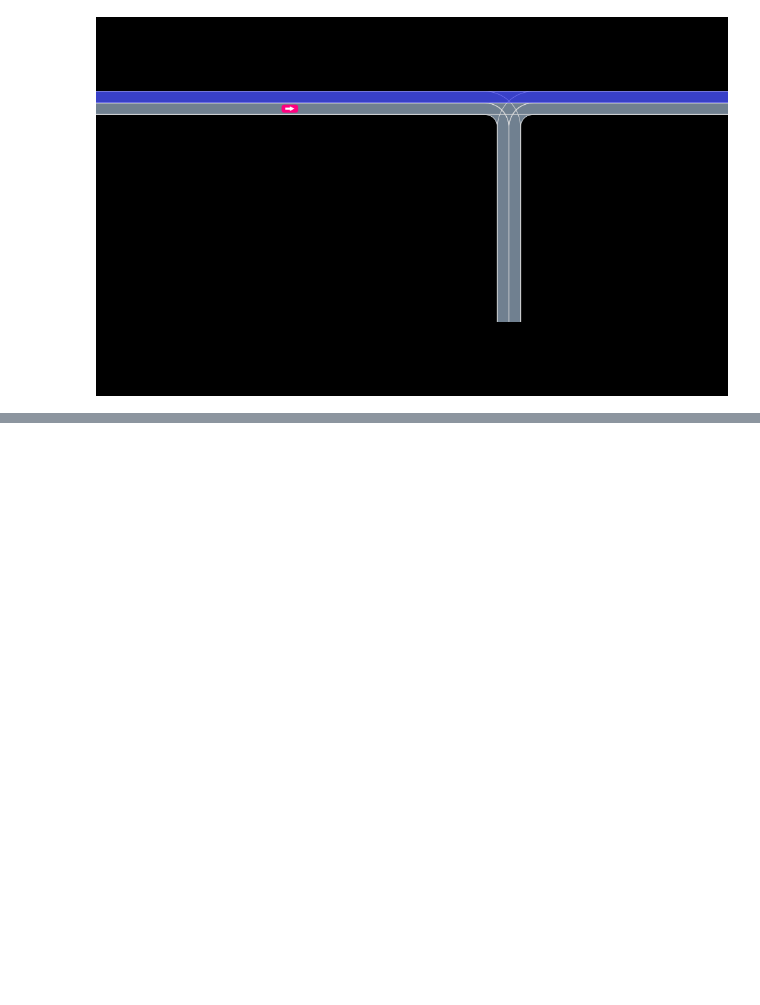
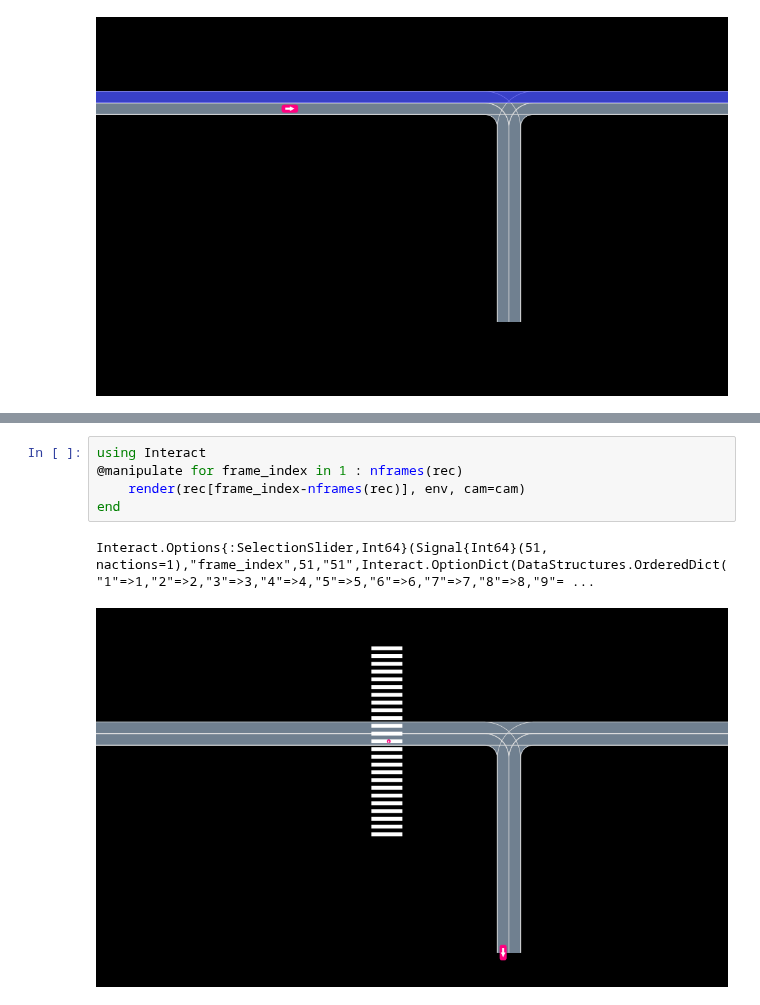
Before and after one commit to sisl/AutomotiveDrivingModels.jl, a Jupyter notebook: docs/Crosswalk.ipynb, the cells around one changed output, grey strips where cells are left out. Saved outputs shown, nothing was run; the diff lists cells and outputs as text; blank space fills up the shorter version.

```diff
--- a/docs/Crosswalk.ipynb
+++ b/docs/Crosswalk.ipynb
@@ -162,0 +183,8 @@ VehicleDef(TRUCK, 1.000, 1.000)
+# %%
+using Interact
+@manipulate for frame_index in 1 : nframes(rec)
+    render(rec[frame_index-nframes(rec)], env, cam=cam)
+end
+# %% [output]
+Interact.Options{:SelectionSlider,Int64}(Signal{Int64}(51, nactions=1),"frame_index",51,"51",Interact.OptionDict(DataStructures.OrderedDict("1"=>1,"2"=>2,"3"=>3,"4"=>4,"5"=>5,"6"=>6,"7"=>7,"8"=>8,"9"= ...
+[figure, added]
```
Also changed, not shown: parts of 10 cells of this notebook, 4 other files.
